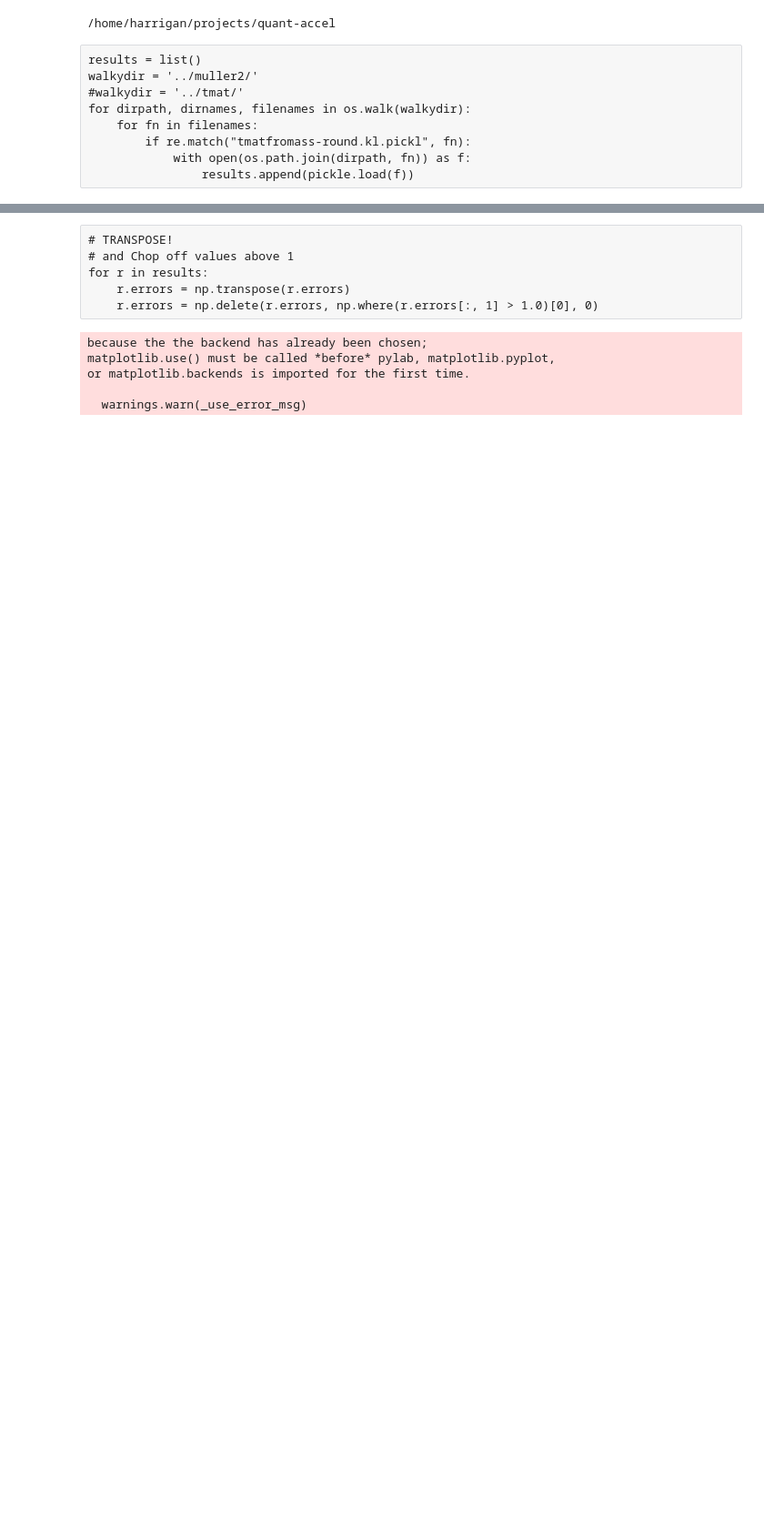
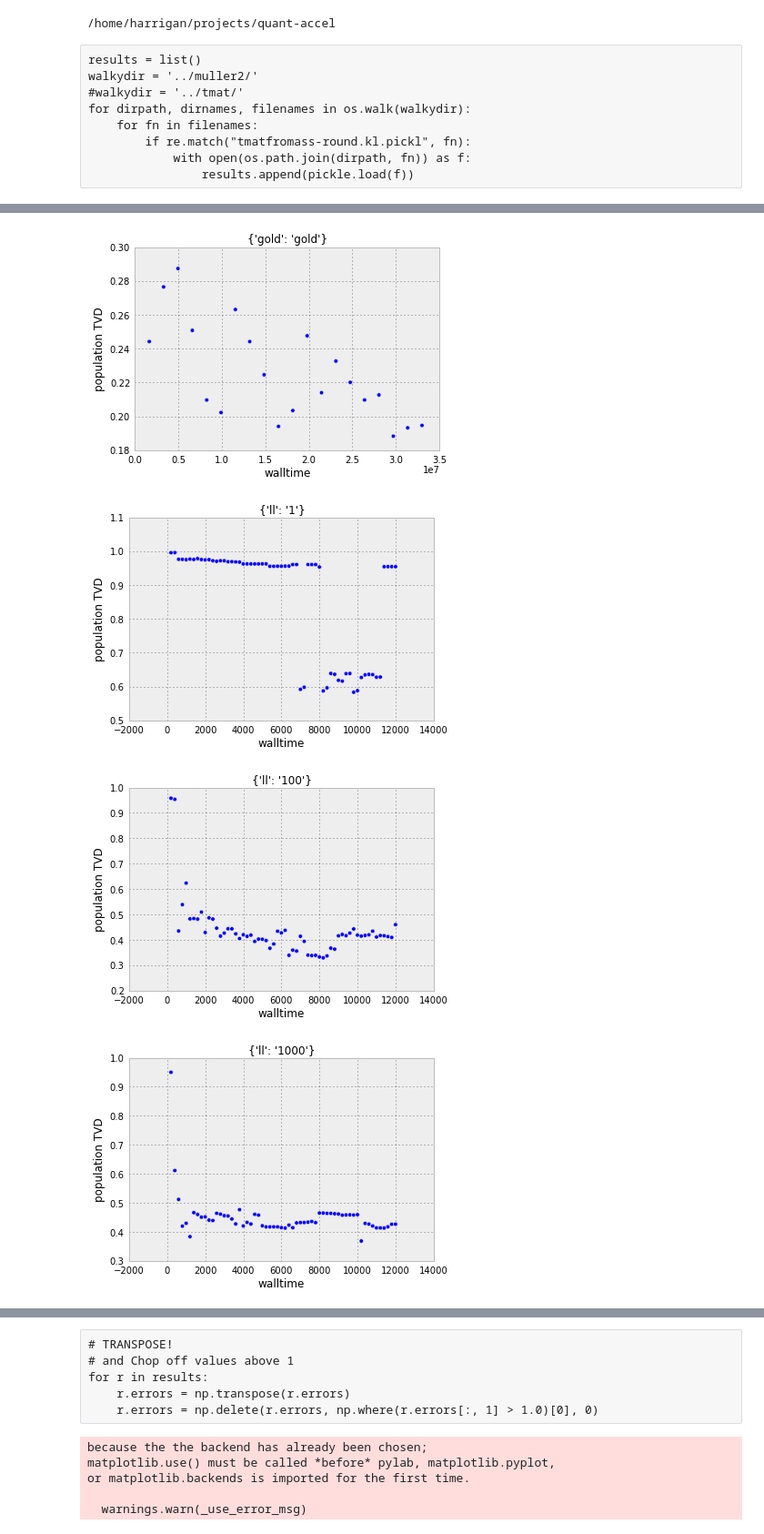
Before and after one commit to mpharrigan/quant-accel, a Jupyter notebook: tmat-accel/mullerkl.ipynb, the cells around one changed output, grey strips where cells are left out. Shown at 91% size. Cells and saved outputs as stored; diff of their text form; code cells hidden in the pictures; blank space fills up the shorter version.

```diff
--- a/tmat-accel/mullerkl.ipynb
+++ b/tmat-accel/mullerkl.ipynb
@@ -48,0 +66,11 @@ Number of them:  13
+# %%
+for r in results:
+    pp.scatter(r.errors[:,0], r.errors[:,1])
+    pp.xlabel('walltime'); pp.ylabel('population TVD')
+    pp.title(str(r.params))
+    pp.show()
+# %% [output]
+[figure, added]
+[figure, added]
+[figure, added]
+[figure, added]
```
Also changed, not shown: parts of 21 cells of this notebook, 1 other file.
